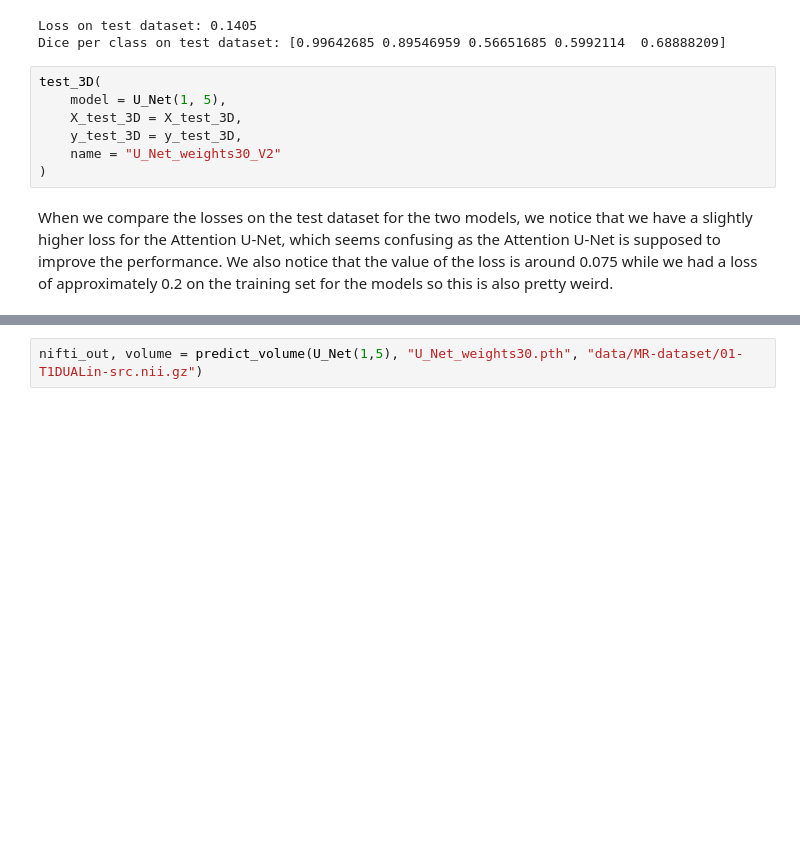
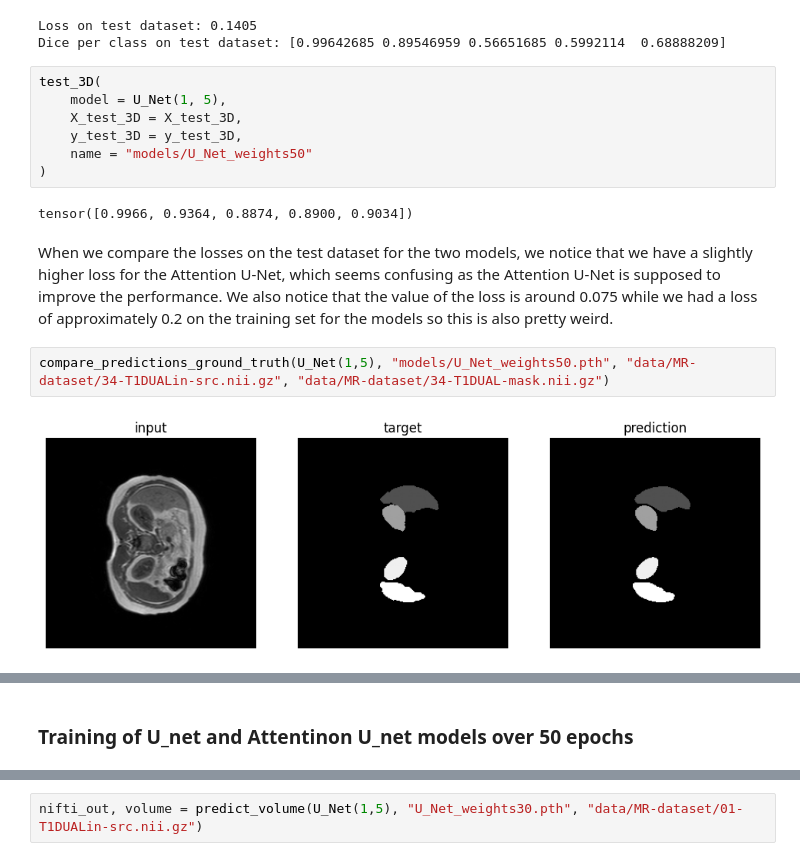
Before and after one commit to YZO4IAETHGe/Attention-based-U-net, a Jupyter notebook: notebook.ipynb, the cells around one changed output, grey strips where cells are left out. Cells and saved outputs as stored; diff of their text form; blank space fills up the shorter version.

Commit message:
ajout du test 2D sur les modèles U_net et Att_U_Net entrainés sur 50 epochs

```diff
--- a/notebook.ipynb
+++ b/notebook.ipynb
@@ -153,7 +151,13 @@ test_3D(
     model = U_Net(1, 5),
     X_test_3D = X_test_3D,
     y_test_3D = y_test_3D,
-    name = "U_Net_weights30_V2"
+    name = "models/U_Net_weights50"
 )
+# %% [output]
+tensor([0.9966, 0.9364, 0.8874, 0.8900, 0.9034])
 # %% [markdown]
 When we compare the losses on the test dataset for the two models, we notice that we have a slightly higher loss for the Attention U-Net, which seems confusing as the Attention U-Net is supposed to improve the performance. We also notice that the value of the loss is around 0.075 while we had a loss of approximately 0.2 on the training set for the models so this is also pretty weird.
+# %%
+compare_predictions_ground_truth(U_Net(1,5), "models/U_Net_weights50.pth", "data/MR-dataset/34-T1DUALin-src.nii.gz", "data/MR-dataset/34-T1DUAL-mask.nii.gz")
+# %% [output]
+[figure, added]
@@ -159,0 +165,2 @@ When we compare the losses on the test dataset for the two models, we notice tha
+# %% [markdown]
+### Training of U_net and Attentinon U_net models over 50 epochs
```
Also changed, not shown: parts of 10 cells of this notebook, 2 other files.
